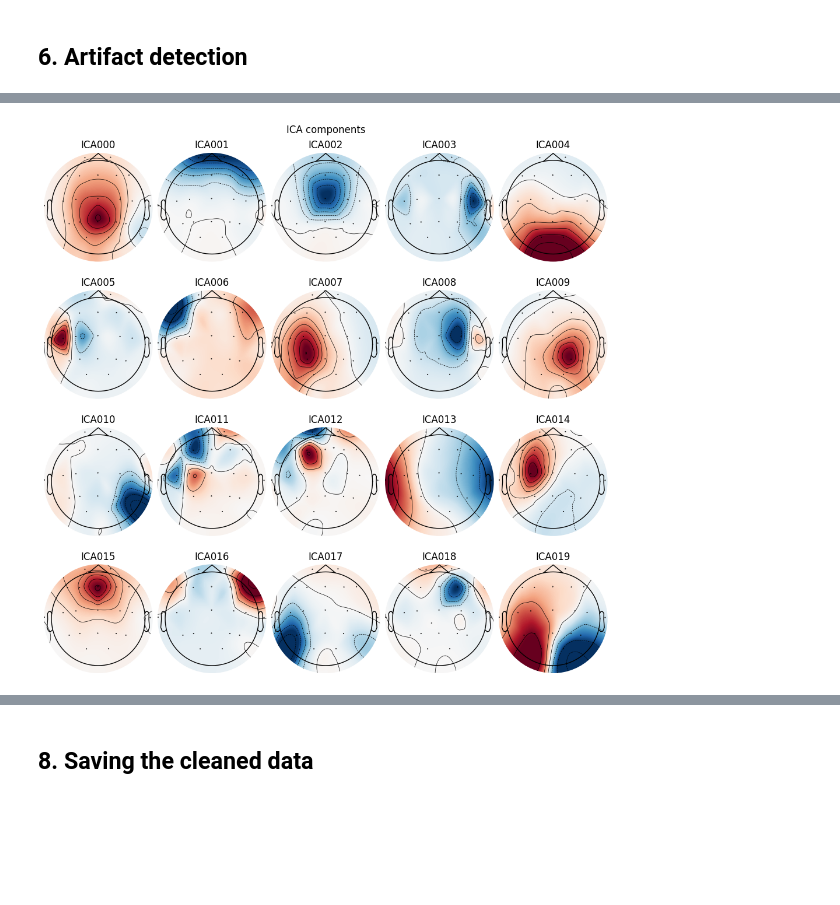
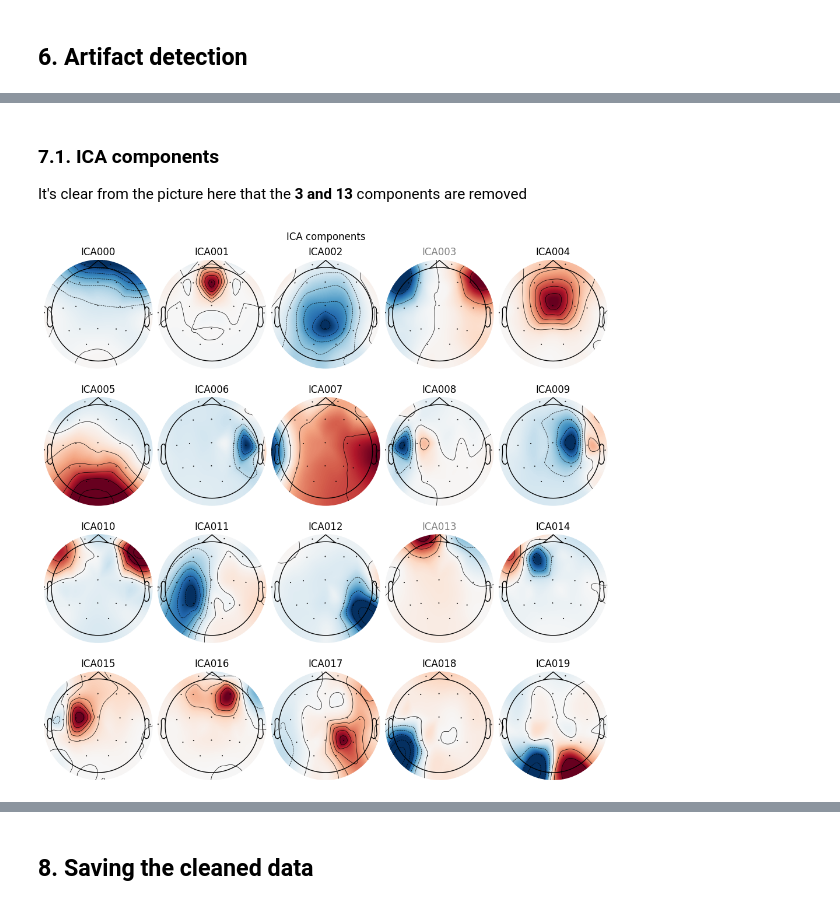
Before and after one commit to lenhatquang03/MotorImageryEEG, a Jupyter notebook: Preprocessing.ipynb, the cells around one changed output, grey strips where cells are left out. Saved outputs shown, nothing was run; the diff lists cells and outputs as text; code cells hidden in the pictures; blank space fills up the shorter version.

```diff
--- a/Preprocessing.ipynb
+++ b/Preprocessing.ipynb
@@ -29,7 +30,7 @@ $\rightarrow$ **EEG data is continuously measured for a total length of 50 - 55
 # %% [markdown]
 ## **2. Data extraction and formatting**
 # %%
-my_dataset = Dataset("data\\HaLTSubjectF1602026StLRHandLegTongue.mat")
+my_dataset = Dataset("MotorImageryEEG\\data\\HaLTSubjectF1602026StLRHandLegTongue.mat")
 my_dataset.extract_file()
 my_dataset.format_data()
 my_dataset.add_montage()
@@ -93,0 +46,3 @@ Designing a one-pass, zero-phase, non-causal bandpass filter:
+# %%
+processor = EEGProcessor(my_dataset)
+processor.plot_psd("Power Spectral Density of Raw EEG data")
@@ -115,0 +58,3 @@ Applying a custom ('EEG',) reference.
+# %%
+processor.cleaned_data.set_eeg_reference(["A1", "A2"])
+processor.raw.set_eeg_reference(["A1", "A2"])
@@ -193,0 +83,4 @@ Using data from preloaded Raw for 5180 events and 401 original time points ...
+# %%
+# EOG and ECG channels must be set first before detection and correction!
+processor.set_eog_channel()
+processor.set_ecg_channel()
@@ -326,6 +240,9 @@ Using data from preloaded Raw for 5235 events and 201 original time points ...
+# %% [markdown]
+### **7.1. ICA components**
+It's clear from the picture here that the **3 and 13** components are removed
 # %%
-ica.plot_components()
+processor.ica.plot_components()
 plt.show()
 plt.close("all")
 # %% [output]
-[figure, old version]
+[figure, new version]
```
Also changed, not shown: parts of 35 cells of this notebook, 1 other file.
